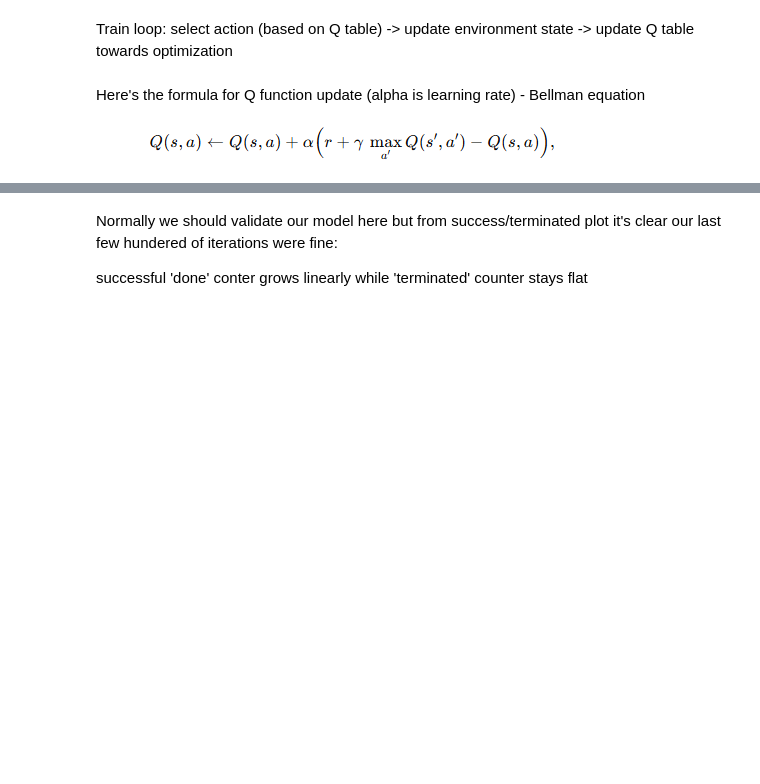
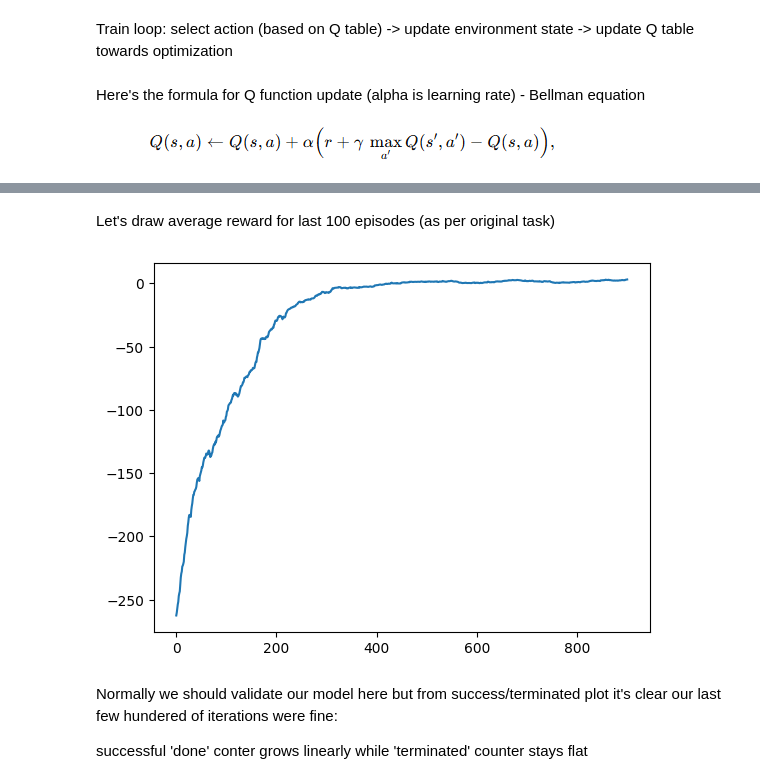
Before and after one commit to dzvenkov/rl_playground, a Jupyter notebook: taxi/taxi.ipynb, the cells around one changed output, grey strips where cells are left out. Saved outputs shown, nothing was run; the diff lists cells and outputs as text; code cells hidden in the pictures; blank space fills up the shorter version.

Commit message:
add last 100 episode rolling average plot

```diff
--- a/taxi/taxi.ipynb
+++ b/taxi/taxi.ipynb
@@ -125,4 +125,17 @@ plt.show()
 [figure]
+# %% [markdown]
+Let's draw average reward for last 100 episodes (as per original task)
+# %%
+#the idea here is thataverage of 100 last values
+# is effectively convolution with a kernel of 100 ones
+
+kernel = np.ones(100)
+rolling_sums = np.convolve([r[0] for r in history], kernel, mode='valid')
+rolling_means = rolling_sums / 100
+plt.plot(rolling_means)
+plt.show()
+# %% [output]
+[figure, added]
 # %% [markdown]
 Normally we should validate our model here but from success/terminated plot it's clear our last few hundered of iterations were fine:
 
```
Also changed, not shown: parts of 5 cells of this notebook.
